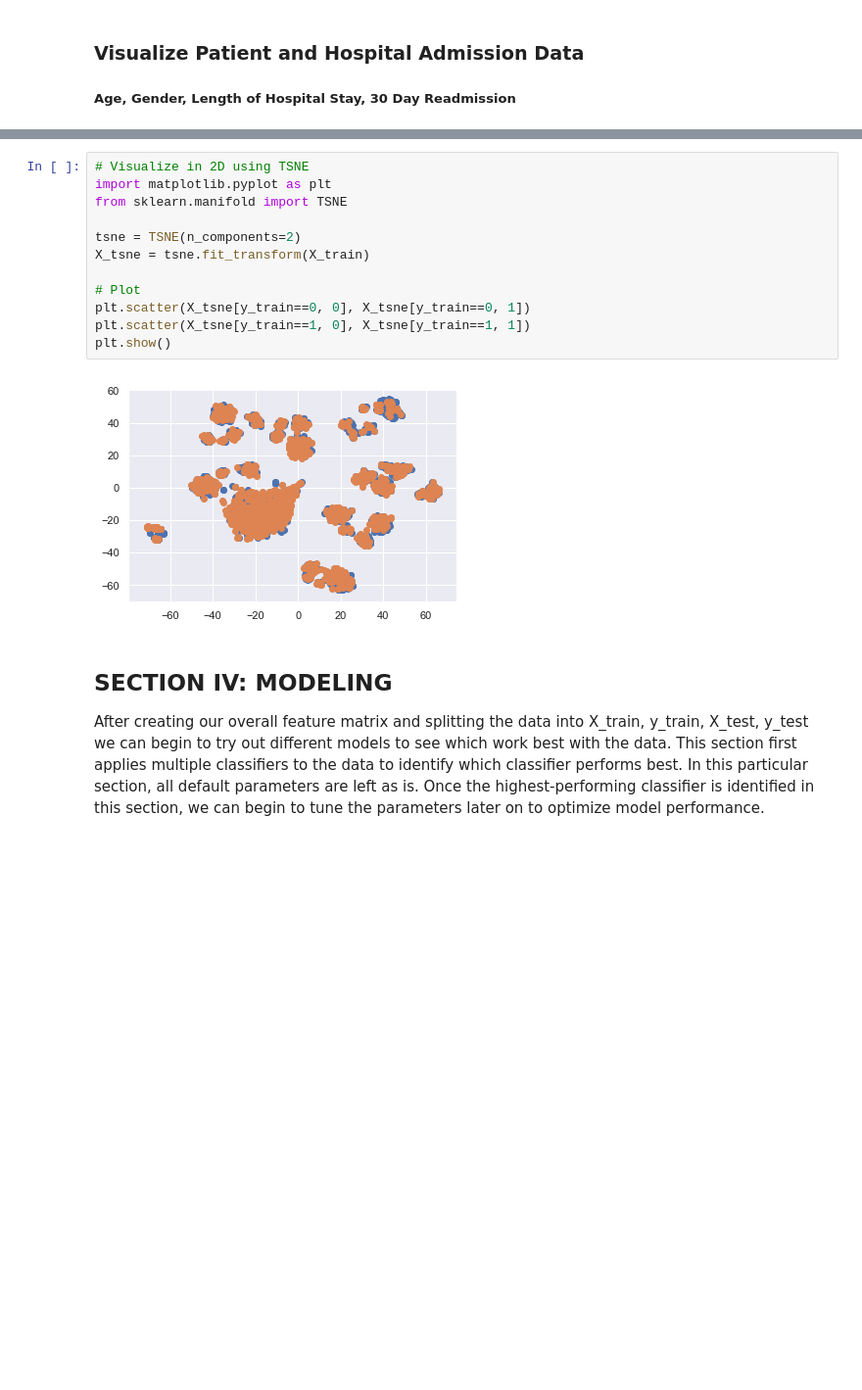
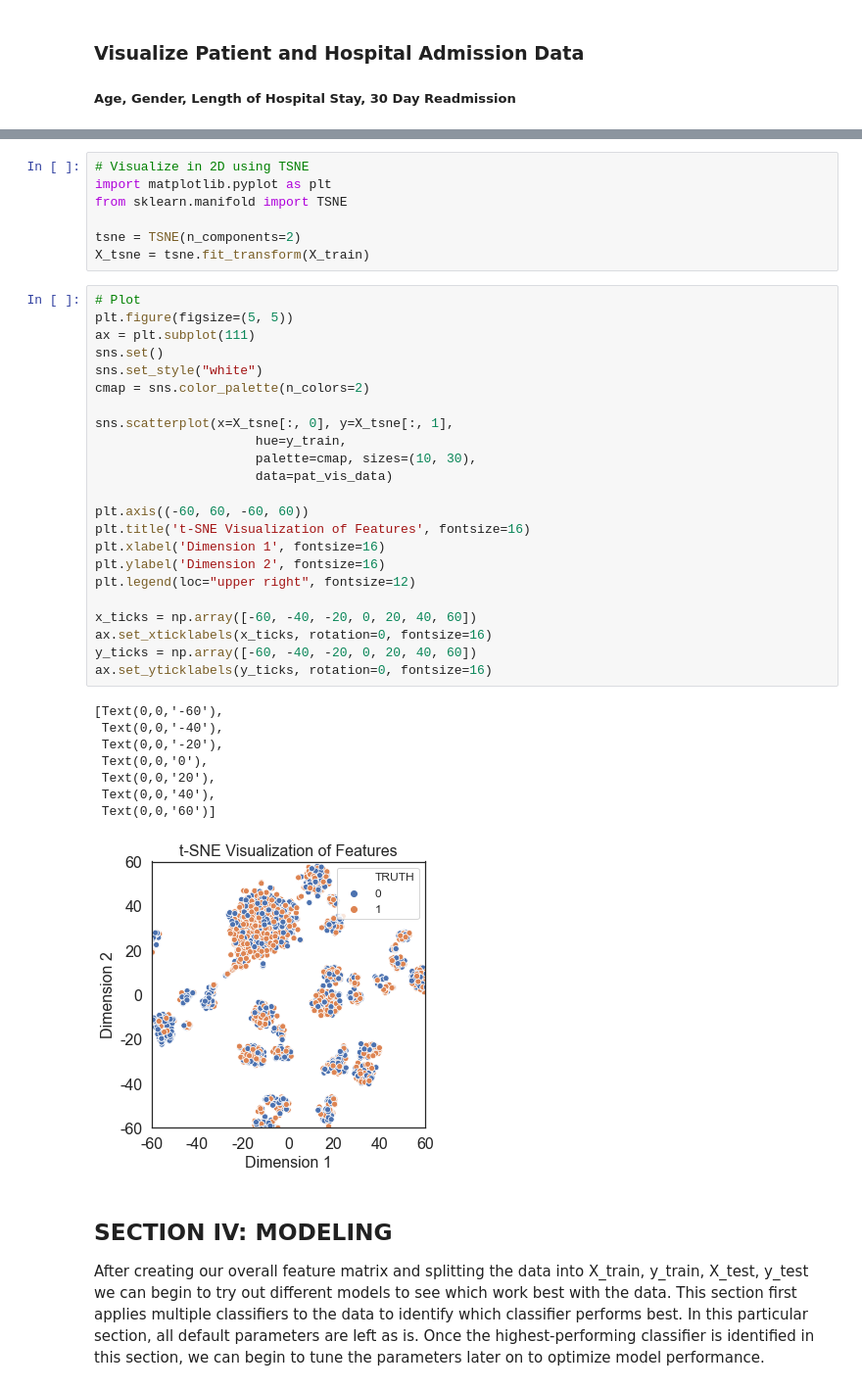
Before and after one commit to kevinmchu/BME590Final, a Jupyter notebook: Process Book.ipynb, the cells around one changed output, grey strips where cells are left out. Shown at 98% size. Cells and saved outputs as stored; diff of their text form; blank space fills up the shorter version.

```diff
--- a/Process Book.ipynb
+++ b/Process Book.ipynb
@@ -610,13 +654,38 @@ from sklearn.manifold import TSNE
 
 tsne = TSNE(n_components=2)
 X_tsne = tsne.fit_transform(X_train)
-
-# Plot
-plt.scatter(X_tsne[y_train==0, 0], X_tsne[y_train==0, 1])
-plt.scatter(X_tsne[y_train==1, 0], X_tsne[y_train==1, 1])
-plt.show()
-# %% [output]
-[figure, removed]
+# %%
+# Plot
+plt.figure(figsize=(5, 5))
+ax = plt.subplot(111)
+sns.set()
+sns.set_style("white")
+cmap = sns.color_palette(n_colors=2)
+
+sns.scatterplot(x=X_tsne[:, 0], y=X_tsne[:, 1],
+                     hue=y_train,
+                     palette=cmap, sizes=(10, 30),
+                     data=pat_vis_data)
+
+plt.axis((-60, 60, -60, 60))
+plt.title('t-SNE Visualization of Features', fontsize=16)
+plt.xlabel('Dimension 1', fontsize=16)
+plt.ylabel('Dimension 2', fontsize=16)
+plt.legend(loc="upper right", fontsize=12)
+
+x_ticks = np.array([-60, -40, -20, 0, 20, 40, 60])
+ax.set_xticklabels(x_ticks, rotation=0, fontsize=16)
+y_ticks = np.array([-60, -40, -20, 0, 20, 40, 60])
+ax.set_yticklabels(y_ticks, rotation=0, fontsize=16)
+# %% [output]
+[Text(0,0,'-60'),
+ Text(0,0,'-40'),
+ Text(0,0,'-20'),
+ Text(0,0,'0'),
+ Text(0,0,'20'),
+ Text(0,0,'40'),
+ Text(0,0,'60')]
+[figure, added]
 # %% [markdown]
 ## SECTION IV: MODELING
 
```
Also changed, not shown: parts of 8 cells of this notebook.
